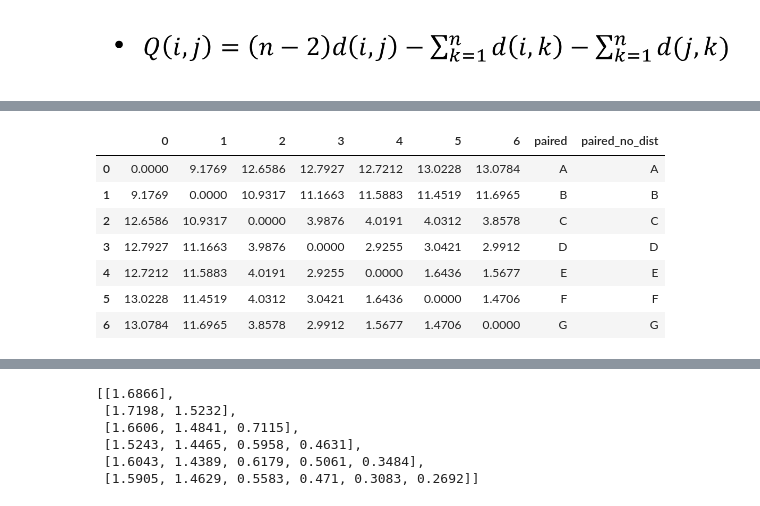
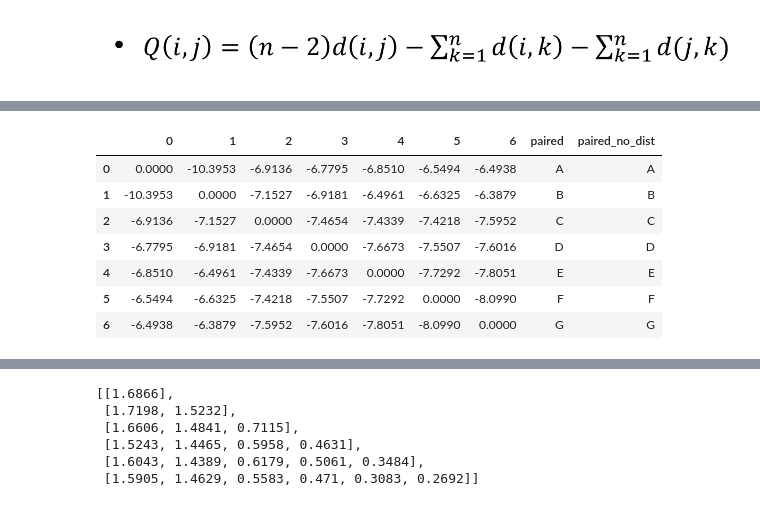
Before and after one commit to mequanent/Bioinformatics, a Jupyter notebook: hws_110761504.ipynb, the cells around one changed output, grey strips where cells are left out. Saved outputs shown, nothing was run; the diff lists cells and outputs as text; code cells hidden in the pictures.

```diff
--- a/hws_110761504.ipynb
+++ b/hws_110761504.ipynb
@@ -1138,6 +1136,3 @@ Without distance:
 (A, (B, (C, (D, (E, (F, G))))))
 # %% [markdown]
 ![image.png](embedded-picture-1)
-# %%
-Q = dist.copy()
-Q
@@ -1153,21 +1139,23 @@ Q
 # %%
-Q = dist.copy()
 n = len(dist)
+def getQ():
+  Q = dist.copy()
 
-for i in range(n):
-  for j in range(i):
-    dist1 = dist.loc[i][~dist.columns.isin(['paired', 'paired_no_dist'])]
-    dist2 = dist.loc[j][~dist.columns.isin(['paired', 'paired_no_dist'])]
-    dif = sum(dist1) - sum(dist2)
-    Q.loc[i, j] = (n-2) * dist.loc[i][j] - dif
-    Q.loc[j, i] = Q.loc[i, j]
-Q
+  for i in range(n):
+    for j in range(i):
+      dist1 = dist.loc[i][~dist.columns.isin(['paired', 'paired_no_dist'])]
+      dist2 = dist.loc[j][~dist.columns.isin(['paired', 'paired_no_dist'])]
+      dif = sum(dist1) + sum(dist2)
+      Q.loc[i, j] = (n-2) * dist.loc[i][j] - dif
+      Q.loc[j, i] = Q.loc[i, j]
+  return Q
+getQ()
 # %% [output]
 |  | 0 | 1 | 2 | 3 | 4 | 5 | 6 | paired | paired_no_dist |
-| 0 | 0.0000 | 9.1769 | 12.6586 | 12.7927 | 12.7212 | 13.0228 | 13.0784 | A | A |
-| 1 | 9.1769 | 0.0000 | 10.9317 | 11.1663 | 11.5883 | 11.4519 | 11.6965 | B | B |
-| 2 | 12.6586 | 10.9317 | 0.0000 | 3.9876 | 4.0191 | 4.0312 | 3.8578 | C | C |
-| 3 | 12.7927 | 11.1663 | 3.9876 | 0.0000 | 2.9255 | 3.0421 | 2.9912 | D | D |
-| 4 | 12.7212 | 11.5883 | 4.0191 | 2.9255 | 0.0000 | 1.6436 | 1.5677 | E | E |
-| 5 | 13.0228 | 11.4519 | 4.0312 | 3.0421 | 1.6436 | 0.0000 | 1.4706 | F | F |
-| 6 | 13.0784 | 11.6965 | 3.8578 | 2.9912 | 1.5677 | 1.4706 | 0.0000 | G | G |
+| 0 | 0.0000 | -10.3953 | -6.9136 | -6.7795 | -6.8510 | -6.5494 | -6.4938 | A | A |
+| 1 | -10.3953 | 0.0000 | -7.1527 | -6.9181 | -6.4961 | -6.6325 | -6.3879 | B | B |
+| 2 | -6.9136 | -7.1527 | 0.0000 | -7.4654 | -7.4339 | -7.4218 | -7.5952 | C | C |
+| 3 | -6.7795 | -6.9181 | -7.4654 | 0.0000 | -7.6673 | -7.5507 | -7.6016 | D | D |
+| 4 | -6.8510 | -6.4961 | -7.4339 | -7.6673 | 0.0000 | -7.7292 | -7.8051 | E | E |
+| 5 | -6.5494 | -6.6325 | -7.4218 | -7.5507 | -7.7292 | 0.0000 | -8.0990 | F | F |
+| 6 | -6.4938 | -6.3879 | -7.5952 | -7.6016 | -7.8051 | -8.0990 | 0.0000 | G | G |
```
Also changed, not shown: parts of 7 cells of this notebook.
